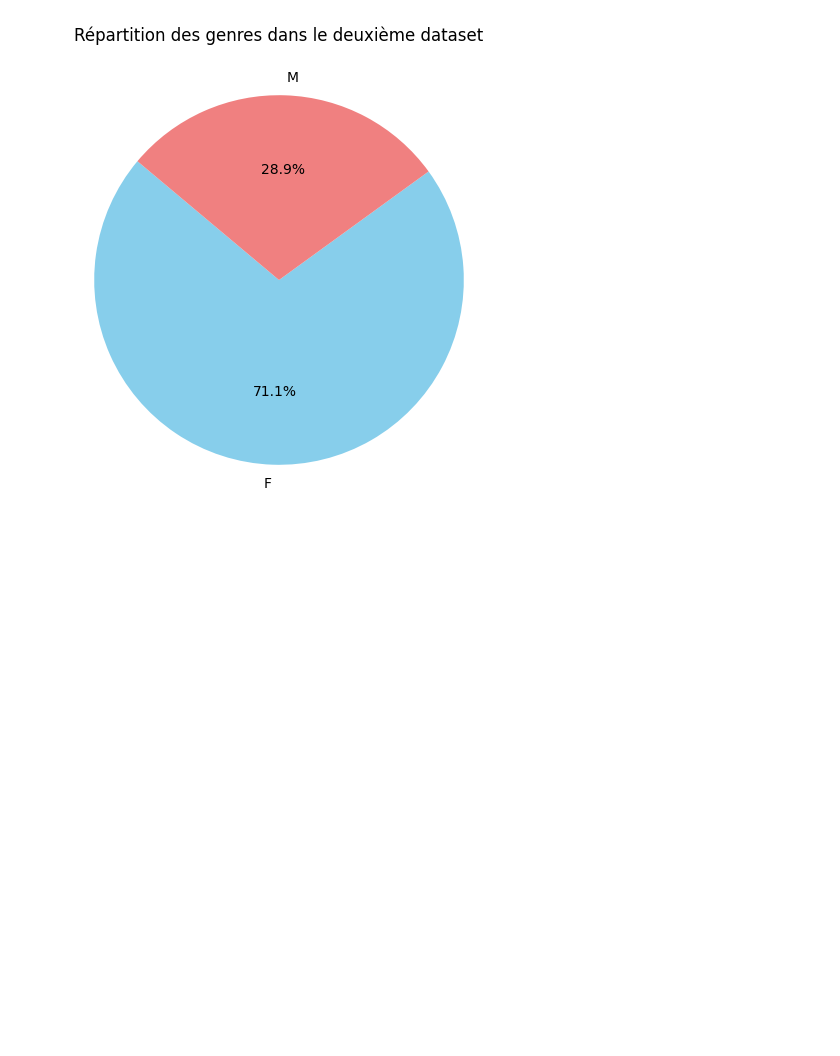
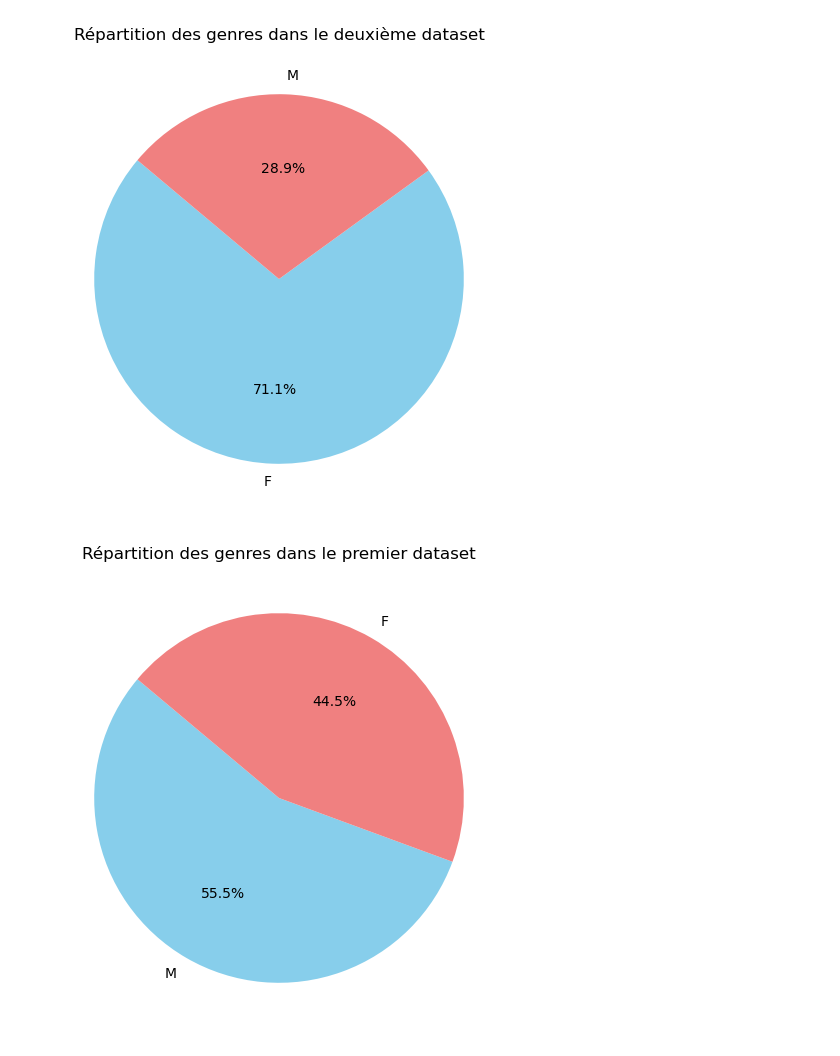
Before and after one commit to Blanblan9/Graph-mining, a Jupyter notebook: GraphMining.ipynb, the cells around one changed output. Saved outputs shown, nothing was run; the diff lists cells and outputs as text; code cells hidden in the pictures; blank space fills up the shorter version.

```diff
--- a/GraphMining.ipynb
+++ b/GraphMining.ipynb
@@ -237,10 +245,12 @@ plt.show()
 [figure]
 # %%
 # Sélectionnez la colonne 'genre1_1' du premier dataset
-gender_counts = data_2['genre2_1'].value_counts()
+gender_counts = data_2['genre2_2'].value_counts()
 
 # Créez un graphique à secteurs
 plt.figure(figsize=(6, 6))
 plt.pie(gender_counts, labels=gender_counts.index, autopct='%1.1f%%', startangle=140, colors=['skyblue', 'lightcoral'])
 plt.title("Répartition des genres dans le premier dataset")
 plt.show()
+# %% [output]
+[figure, added]
```
Also changed, not shown: parts of 11 cells of this notebook.
